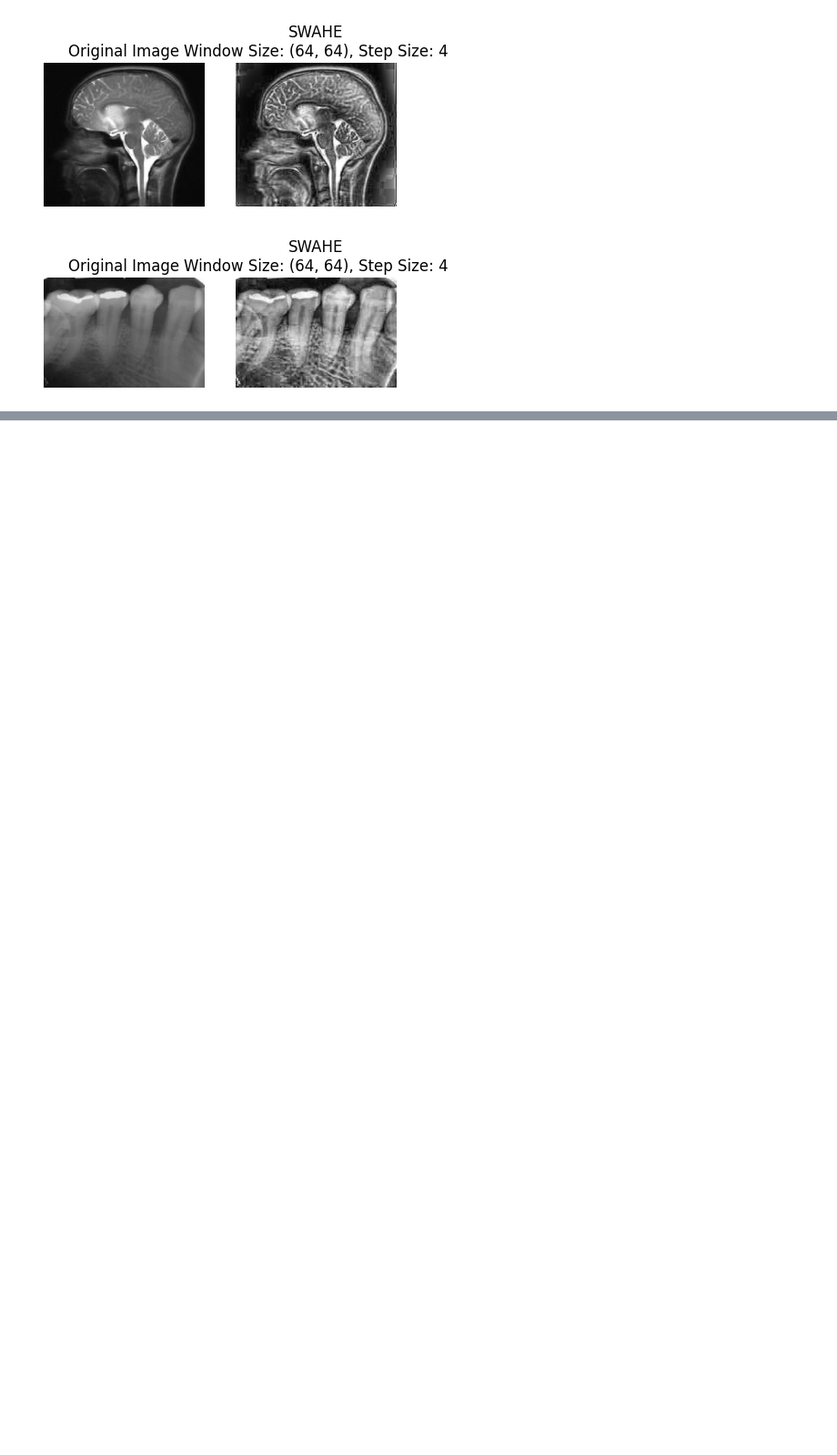
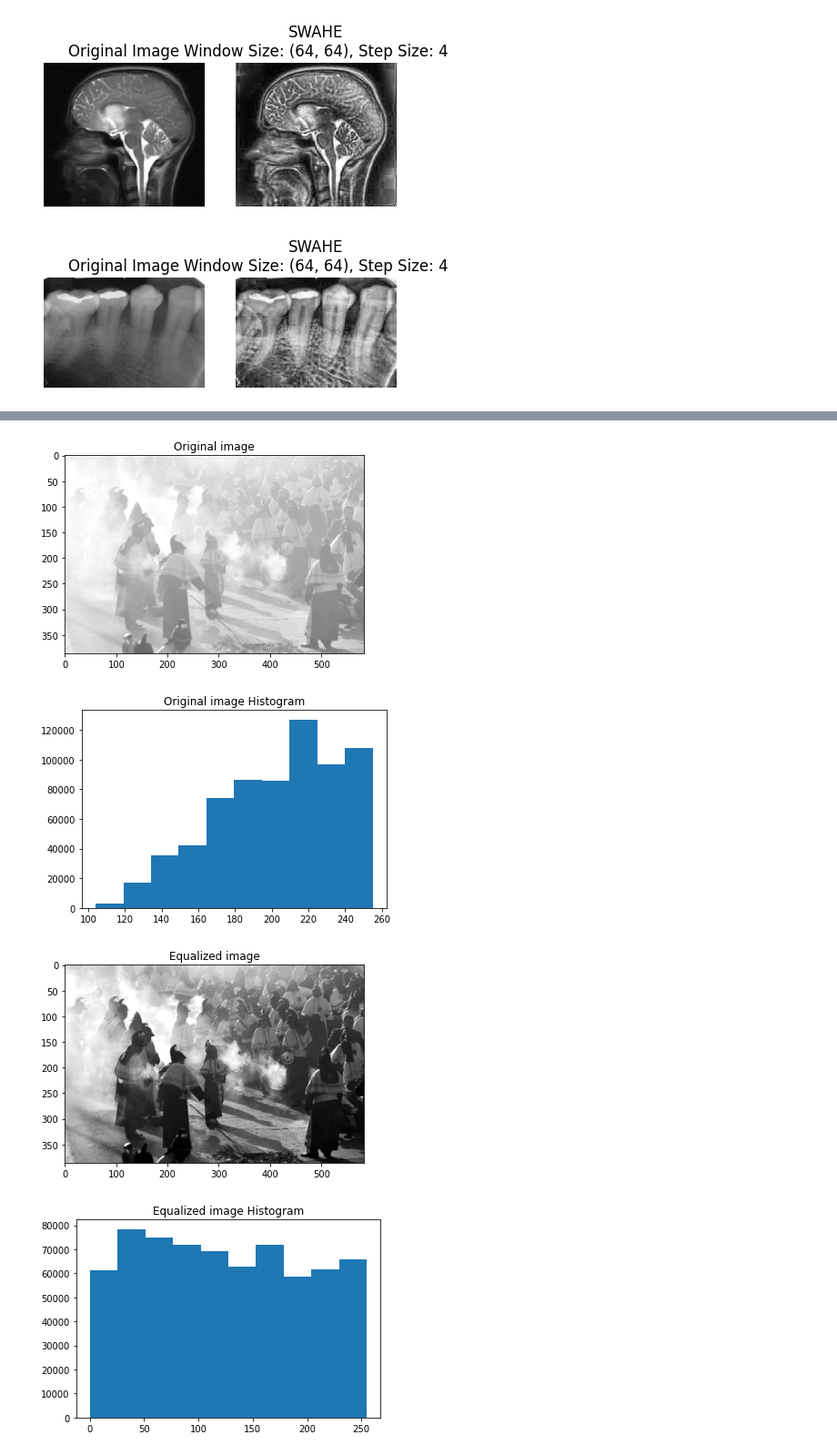
Before and after one commit to Alfonso-Garibay/computer-vision-course-Equipo-15, a Jupyter notebook: 2_image_enhancement.ipynb, the cells around one changed output, grey strips where cells are left out. Shown at 91% size. Cells and saved outputs as stored; diff of their text form; code cells hidden in the pictures; blank space fills up the shorter version.

Commit message:
Luis H: Se agrega sección CLAHE

```diff
--- a/2_image_enhancement.ipynb
+++ b/2_image_enhancement.ipynb
@@ -257,0 +318,7 @@ apply_swahe('data/swahe2.jpeg')
+# %%
+apply_clahe('data/monks.png')
+# %% [output]
+[figure, added]
+[figure, added]
+[figure, added]
+[figure, added]
```
Also changed, not shown: parts of 10 cells of this notebook, 3 other files.
